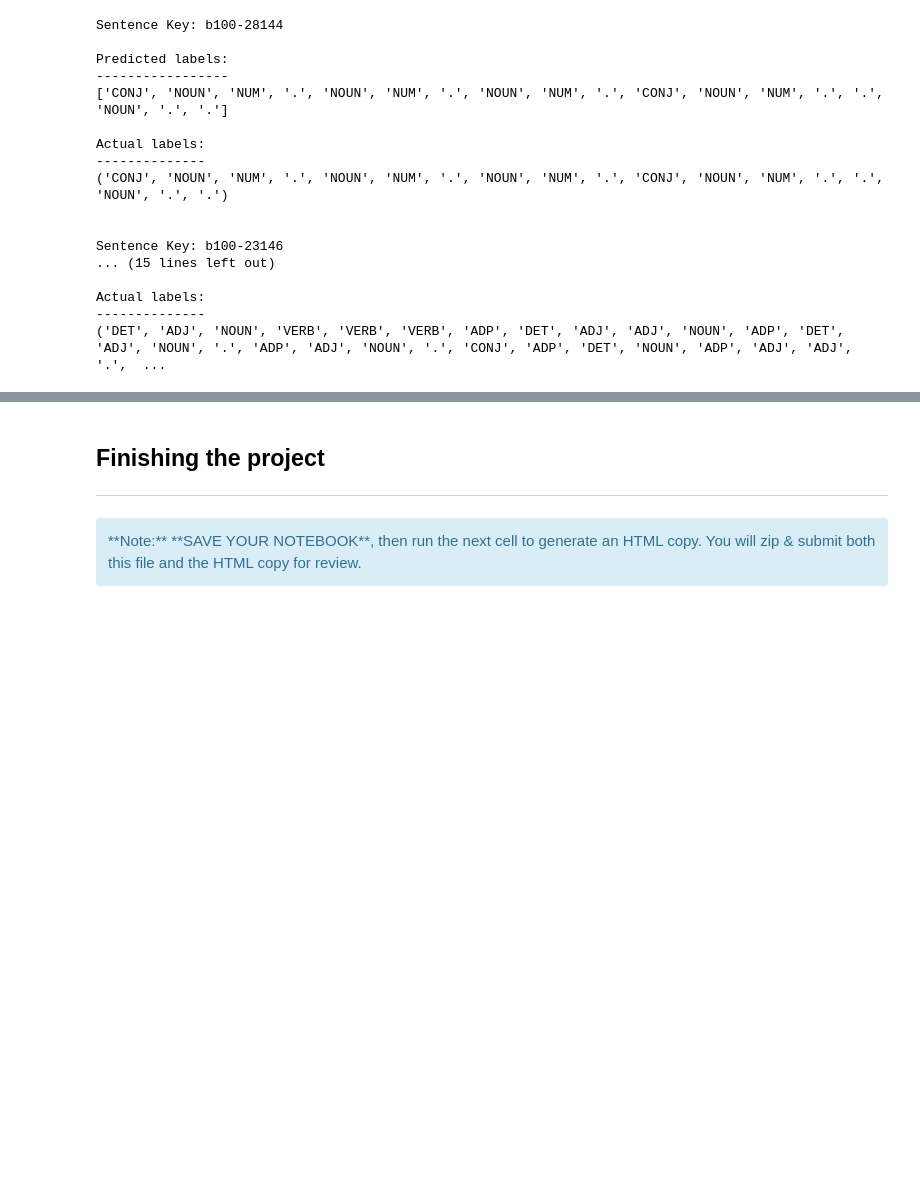
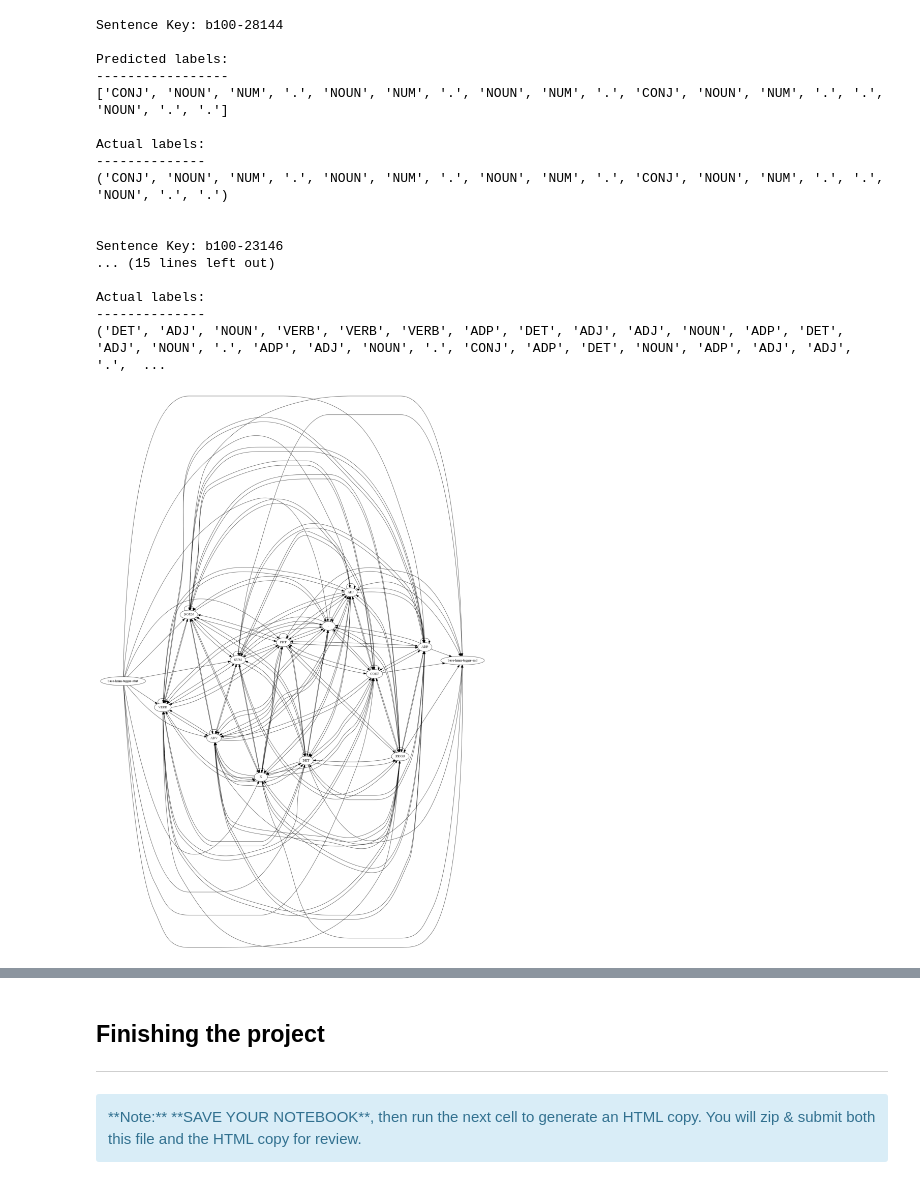
Before and after one commit to LaurentVeyssier/Part-Of-Speech-tagging-NLP-task, a Jupyter notebook: HMM Tagger.ipynb, the cells around one changed output, grey strips where cells are left out. Drawn from its saved outputs; the diff is of its cells as text; code cells hidden in the pictures; blank space fills up the shorter version.

```diff
--- a/HMM Tagger.ipynb
+++ b/HMM Tagger.ipynb
@@ -741,3 +744,7 @@ Sentence Key: b100-23146
 Actual labels:
 --------------
 ('DET', 'ADJ', 'NOUN', 'VERB', 'VERB', 'VERB', 'ADP', 'DET', 'ADJ', 'ADJ', 'NOUN', 'ADP', 'DET', 'ADJ', 'NOUN', '.', 'ADP', 'ADJ', 'NOUN', '.', 'CONJ', 'ADP', 'DET', 'NOUN', 'ADP', 'ADJ', 'ADJ', '.',  ...
+# %%
+show_model(basic_model, figsize=(25, 20), filename="exampleHMM.png", overwrite=True, show_ends=True)
+# %% [output]
+[figure, added]
```
Also changed, not shown: parts of 4 cells of this notebook.
